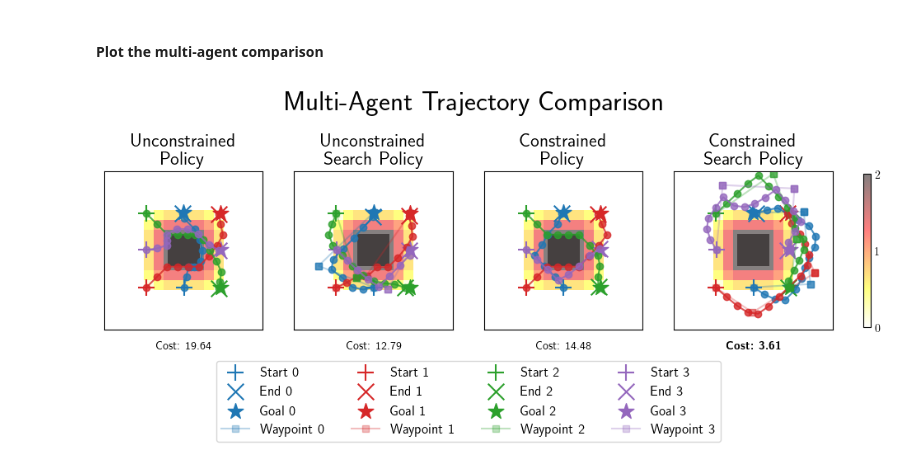
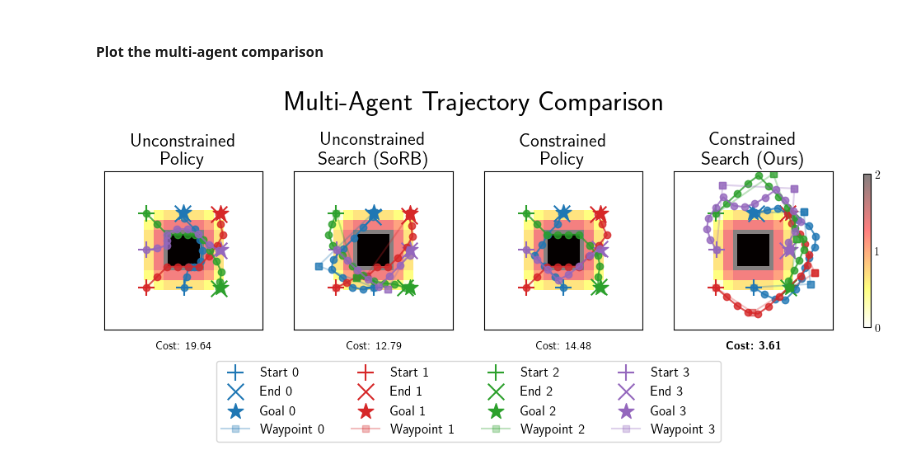
Before and after one commit to delay-planner/rb-visual-mapf, a Jupyter notebook: pud/plots/plot_pointenv_illustration.ipynb, the cells around one changed output. Drawn from its saved outputs; the diff is of its cells as text; code cells hidden in the pictures.

```diff
--- a/pud/plots/plot_pointenv_illustration.ipynb
+++ b/pud/plots/plot_pointenv_illustration.ipynb
@@ -206,7 +206,7 @@ constrained_search_waypoints = np.array(constrained_search_waypoints)
 fig, axs = plt.subplots(1, 4, figsize=(12, 4))
 
 for ax in axs:
-    ax.imshow(eval_env.get_map(), cmap="binary", interpolation="nearest", alpha=0.5, extent=[0, 1, 0, 1])
+    ax.imshow(eval_env.get_map(), cmap="binary", interpolation="nearest", alpha=1.0, extent=[0, 1, 0, 1])
     cmap = ax.imshow(eval_env.get_cost_map(), cmap="hot_r", interpolation="nearest", alpha=0.5, extent=[0, 1, 0, 1])
     ax.set_xticks([])
     ax.set_yticks([])
@@ -278,40 +278,40 @@ start, goal, constrained_search_observations, constrained_search_waypoints, _, c
 fig, axs = plt.subplots(1, 4, figsize=(12, 4))
 
 for ax in axs:
-    ax.imshow(eval_env.get_map(), cmap="binary", interpolation="nearest", alpha=0.5, extent=[0, 1, 0, 1])
+    ax.imshow(eval_env.get_map(), cmap="binary", interpolation="nearest", alpha=1.0, extent=[0, 1, 0, 1])
     cmap = ax.imshow(eval_env.get_cost_map(), cmap="hot_r", interpolation="nearest", alpha=0.5, extent=[0, 1, 0, 1])
     ax.set_xticks([])
     ax.set_yticks([])
 
 cbar = plt.colorbar(cmap, ax=axs, orientation="vertical", fraction=0.01, pad=0.04)
 cbar.ax.tick_params(size=0)
 cbar.set_ticks([0, 1, 2])
 
 unconstrained_cc = max([record["cumulative_costs"] for record in unconstrained_records])
 unconstrained_search_cc = max([record["cumulative_costs"] for record in unconstrained_search_records])
 constrained_cc = max([record["cumulative_costs"] for record in constrained_records])
 constrained_search_cc = max([record["cumulative_costs"] for record in constrained_search_records])
 for agent_id in range(n_agents):
     agent_unconstrained_observations = np.array(unconstrained_observations[agent_id])
     agent_unconstrained_search_observations = np.array(unconstrained_search_observations[agent_id])
     agent_constrained_observations = np.array(constrained_observations[agent_id])
     agent_constrained_search_observations = np.array(constrained_search_observations[agent_id])
 
     agent_unconstrained_search_waypoints = np.array(unconstrained_search_waypoints[agent_id])
     agent_constrained_search_waypoints = np.array(constrained_search_waypoints[agent_id])
 
     axs[0] = plot_agent_paths(agent_id, start[agent_id], goal[agent_id], agent_unconstrained_observations, "Unconstrained\nPolicy", axs[0])
-    axs[1] = plot_agent_paths(agent_id, start[agent_id], goal[agent_id], agent_unconstrained_search_observations, "Unconstrained\nSearch Policy", axs[1], wps=agent_unconstrained_search_waypoints)
+    axs[1] = plot_agent_paths(agent_id, start[agent_id], goal[agent_id], agent_unconstrained_search_observations, "Unconstrained\nSearch (SoRB)", axs[1], wps=agent_unconstrained_search_waypoints)
     axs[2] = plot_agent_paths(agent_id, start[agent_id], goal[agent_id], agent_constrained_observations, "Constrained\nPolicy", axs[2])
-    axs[3] = plot_agent_paths(agent_id, start[agent_id], goal[agent_id], agent_constrained_search_observations, "Constrained\nSearch Policy", axs[3], wps=agent_constrained_search_waypoints)
+    axs[3] = plot_agent_paths(agent_id, start[agent_id], goal[agent_id], agent_constrained_search_observations, "Constrained\nSearch (Ours)", axs[3], wps=agent_constrained_search_waypoints)
 
 axs[0].text(0.5, -0.1, f"Cost: {unconstrained_cc:.2f}", horizontalalignment="center", verticalalignment="center", transform=axs[0].transAxes, weight='bold')
 axs[1].text(0.5, -0.1, f"Cost: {unconstrained_search_cc:.2f}", horizontalalignment="center", verticalalignment="center", transform=axs[1].transAxes, weight='bold')
 axs[2].text(0.5, -0.1, f"Cost: {constrained_cc:.2f}", horizontalalignment="center", verticalalignment="center", transform=axs[2].transAxes, weight='bold')
 axs[3].text(0.5, -0.1, rf"\textbf{{Cost: {constrained_search_cc:.2f}}}", horizontalalignment="center", verticalalignment="center", transform=axs[3].transAxes, weight='bold')
 
 plt.legend(loc="lower center", bbox_to_anchor=(-1.3, -0.75), ncol=4, fontsize=12)
 _ = plt.suptitle("Multi-Agent Trajectory Comparison", fontsize=24)
 plt.savefig("pud/plots/figures/paper/multi_agent_pointenv_comparison.svg", bbox_inches="tight")
 # %% [output]
-[figure, old version]
+[figure, new version]
```
Also changed, not shown: parts of 3 cells of this notebook, 3 other files.
